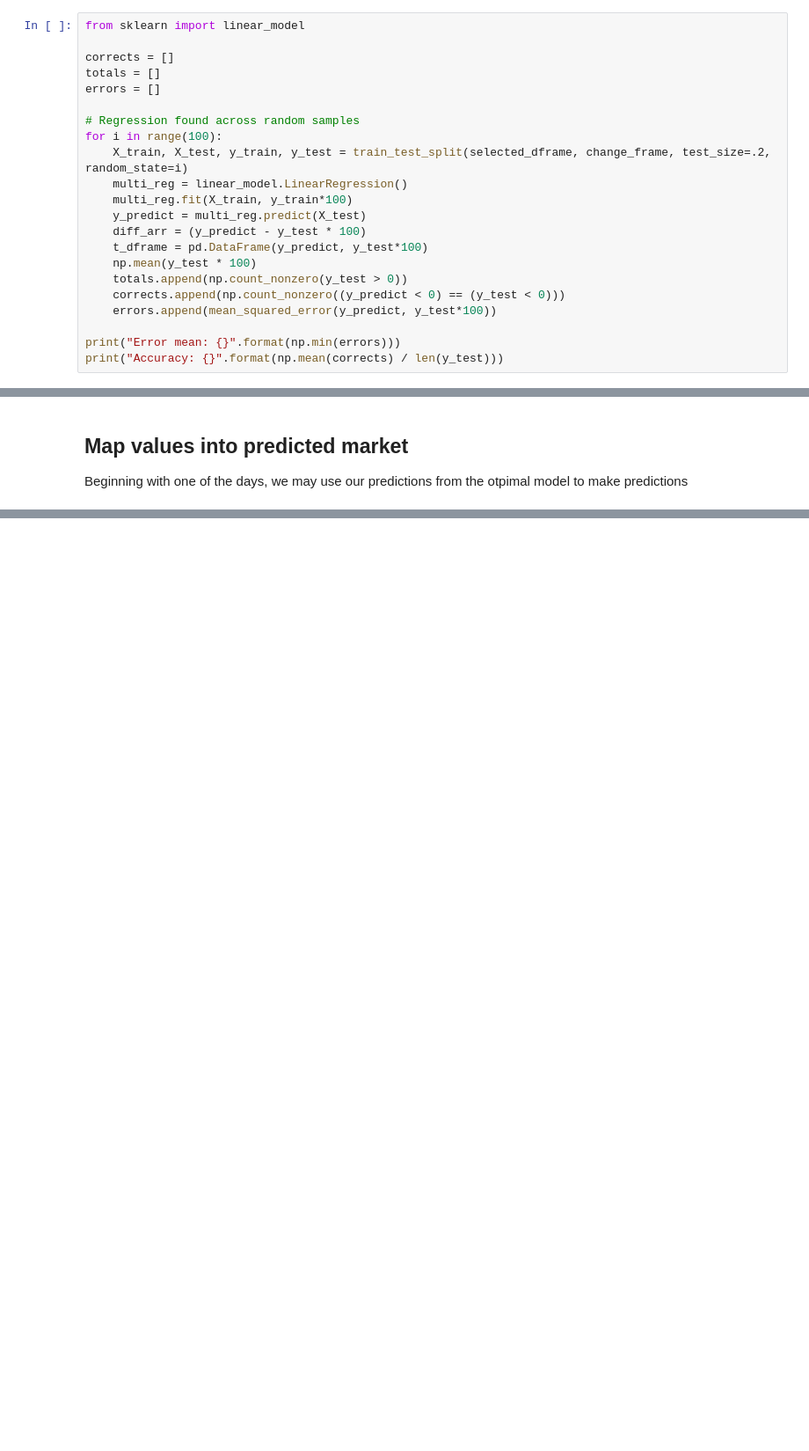
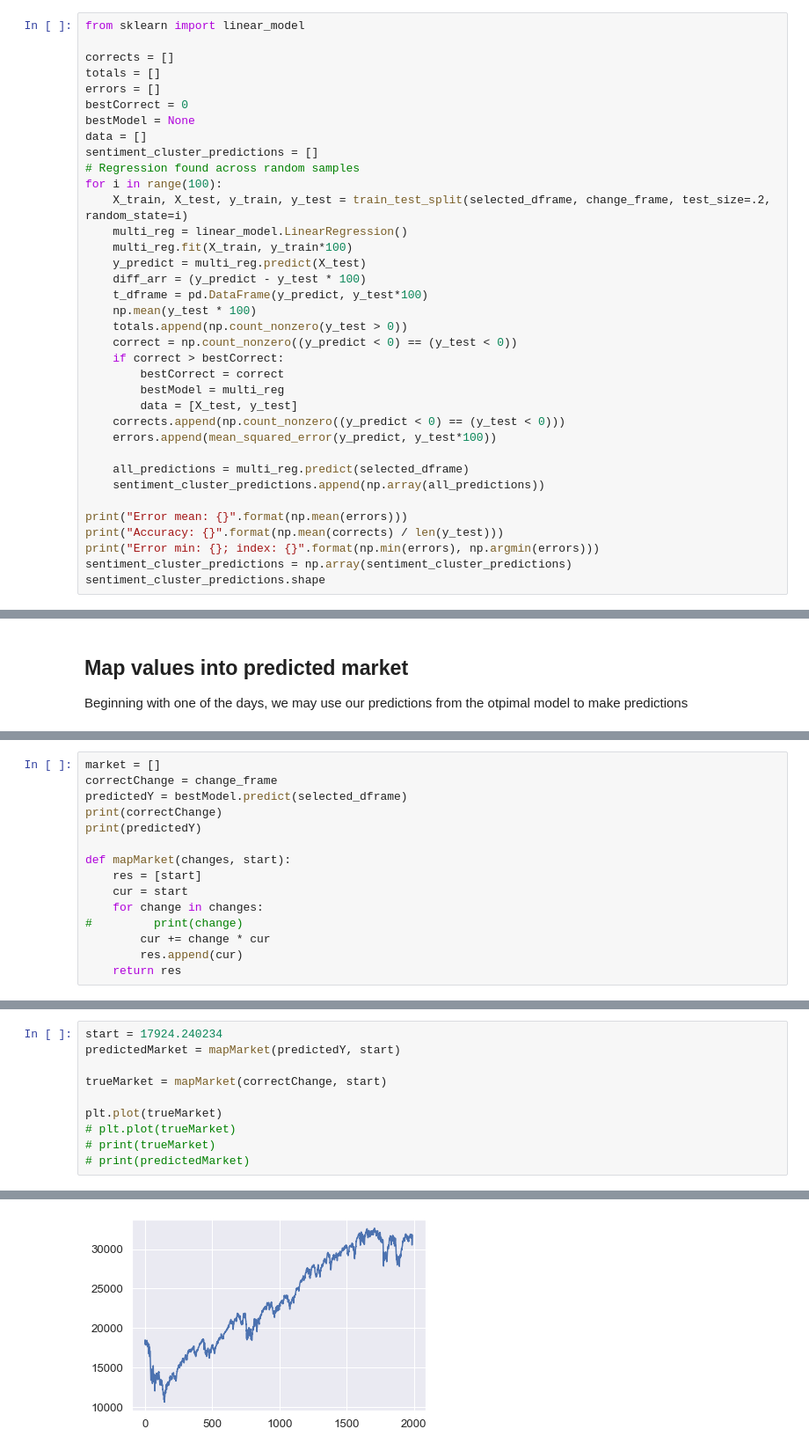
Before and after one commit to timothycobrien/mlproj, a Jupyter notebook: project.ipynb, the cells around one changed output, grey strips where cells are left out. Shown at 88% size. Cells and saved outputs as stored; diff of their text form; blank space fills up the shorter version.

```diff
--- a/project.ipynb
+++ b/project.ipynb
@@ -550,7 +577,10 @@ from sklearn import linear_model
 corrects = []
 totals = []
 errors = []
-
+bestCorrect = 0
+bestModel = None
+data = []
+sentiment_cluster_predictions = []
 # Regression found across random samples
 for i in range(100):
     X_train, X_test, y_train, y_test = train_test_split(selected_dframe, change_frame, test_size=.2, random_state=i)
@@ -561,9 +591,20 @@ for i in range(100):
     t_dframe = pd.DataFrame(y_predict, y_test*100)
     np.mean(y_test * 100)
     totals.append(np.count_nonzero(y_test > 0))
+    correct = np.count_nonzero((y_predict < 0) == (y_test < 0))
+    if correct > bestCorrect:
+        bestCorrect = correct
+        bestModel = multi_reg
+        data = [X_test, y_test]
     corrects.append(np.count_nonzero((y_predict < 0) == (y_test < 0)))
     errors.append(mean_squared_error(y_predict, y_test*100))
 
-print("Error mean: {}".format(np.min(errors)))
+    all_predictions = multi_reg.predict(selected_dframe)
+    sentiment_cluster_predictions.append(np.array(all_predictions))
+
+print("Error mean: {}".format(np.mean(errors)))
 print("Accuracy: {}".format(np.mean(corrects) / len(y_test)))
+print("Error min: {}; index: {}".format(np.min(errors), np.argmin(errors)))
+sentiment_cluster_predictions = np.array(sentiment_cluster_predictions)
+sentiment_cluster_predictions.shape
 # %% [output]
@@ -615,0 +657,15 @@ market = []
+# %%
+market = []
+correctChange = change_frame
+predictedY = bestModel.predict(selected_dframe)
+print(correctChange)
+print(predictedY)
+
+def mapMarket(changes, start):
+    res = [start]
+    cur = start
+    for change in changes:
+#         print(change)
+        cur += change * cur
+        res.append(cur)
+    return res
@@ -615,0 +687,11 @@ market = []
+# %%
+start = 17924.240234
+predictedMarket = mapMarket(predictedY, start)
+
+trueMarket = mapMarket(correctChange, start)
+
+plt.plot(trueMarket)
+# plt.plot(trueMarket)
+# print(trueMarket)
+# print(predictedMarket)
+# %% [output]
@@ -615,0 +699 @@ market = []
+[figure, added]
```
Also changed, not shown: parts of 19 cells of this notebook.
